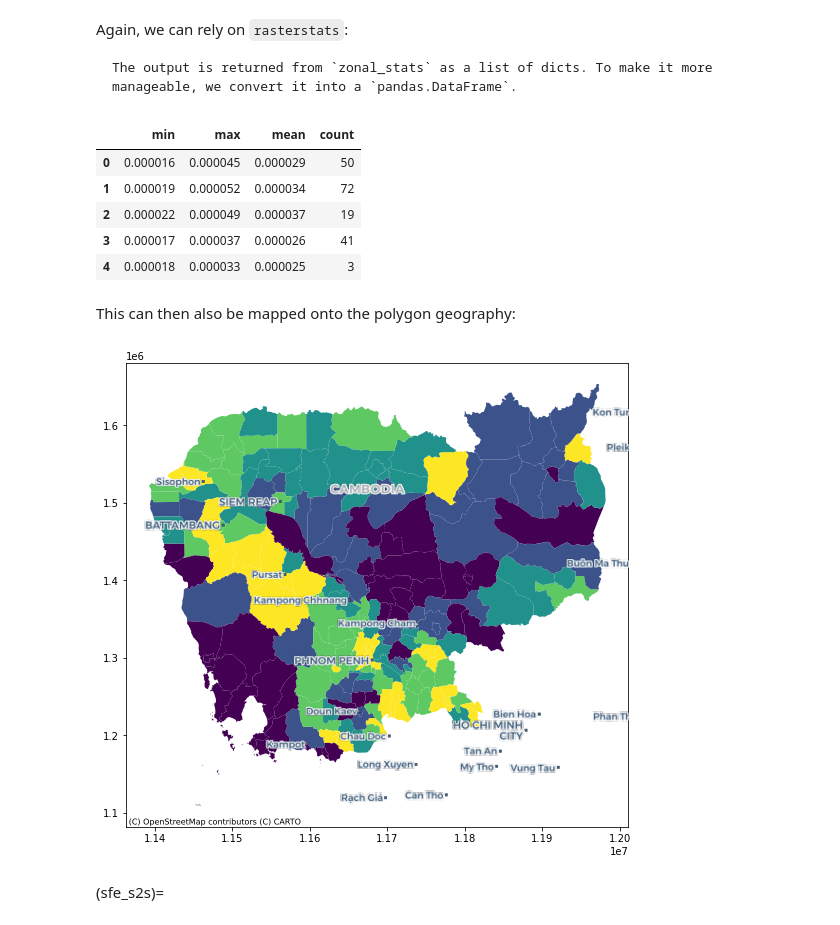
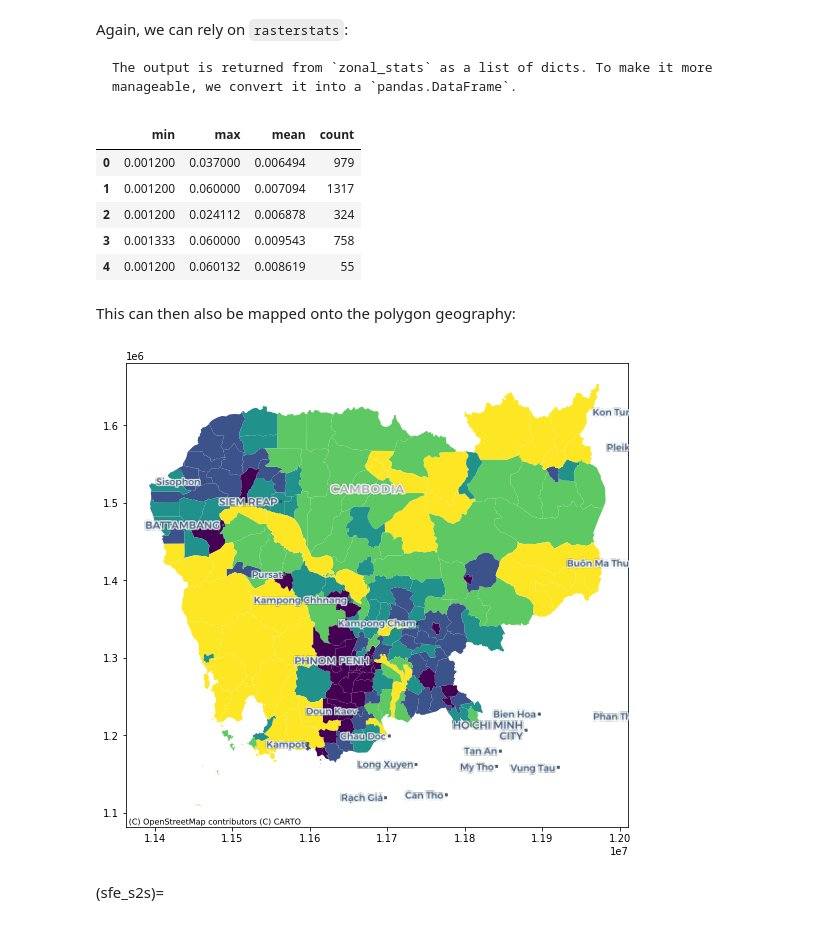
Before and after one commit to darribas/gds4ae, a Jupyter notebook: content/notebooks/04-Spatial_feature_eng_i.ipynb, the cells around one changed output. Drawn from its saved outputs; the diff is of its cells as text; code cells hidden in the pictures.

```diff
--- a/content/notebooks/04-Spatial_feature_eng_i.ipynb
+++ b/content/notebooks/04-Spatial_feature_eng_i.ipynb
@@ -234,41 +234,41 @@ The output is returned from `zonal_stats` as a list of dicts. To make it more ma
 # %%
 from rasterstats import zonal_stats
 
-regional_pollution = pandas.DataFrame(
+regional_friction = pandas.DataFrame(
     zonal_stats(
         regions,
-        pollution.values,
-        affine=pollution.rio.transform(),
-        nodata=pollution.rio.nodata
+        friction.values,
+        affine=friction.rio.transform(),
+        nodata=friction.rio.nodata
     ),
     index=regions.index
 )
-regional_pollution.head()
+regional_friction.head()
 # %% [output]
 |  | min | max | mean | count |
-| 0 | 0.000016 | 0.000045 | 0.000029 | 50 |
-| 1 | 0.000019 | 0.000052 | 0.000034 | 72 |
-| 2 | 0.000022 | 0.000049 | 0.000037 | 19 |
-| 3 | 0.000017 | 0.000037 | 0.000026 | 41 |
-| 4 | 0.000018 | 0.000033 | 0.000025 | 3 |
+| 0 | 0.001200 | 0.037000 | 0.006494 | 979 |
+| 1 | 0.001200 | 0.060000 | 0.007094 | 1317 |
+| 2 | 0.001200 | 0.024112 | 0.006878 | 324 |
+| 3 | 0.001333 | 0.060000 | 0.009543 | 758 |
+| 4 | 0.001200 | 0.060132 | 0.008619 | 55 |
 # %% [markdown]
 This can then also be mapped onto the polygon geography:
 # %%
 f, ax = plt.subplots(1, figsize=(9, 9))
 regions.to_crs(
     epsg=3857
 ).join(
-    regional_pollution
+    regional_friction
 ).plot(
     "mean", scheme="quantiles", ax=ax
 )
 contextily.add_basemap(
     ax,
     source=contextily.providers.CartoDB.VoyagerOnlyLabels,
     zoom=7
 )
 # %% [output]
-[figure, old version]
+[figure, new version]
 # %% [markdown]
 (sfe_s2s)=
 # %% [markdown]
```
Also changed, not shown: parts of 4 cells of this notebook.
